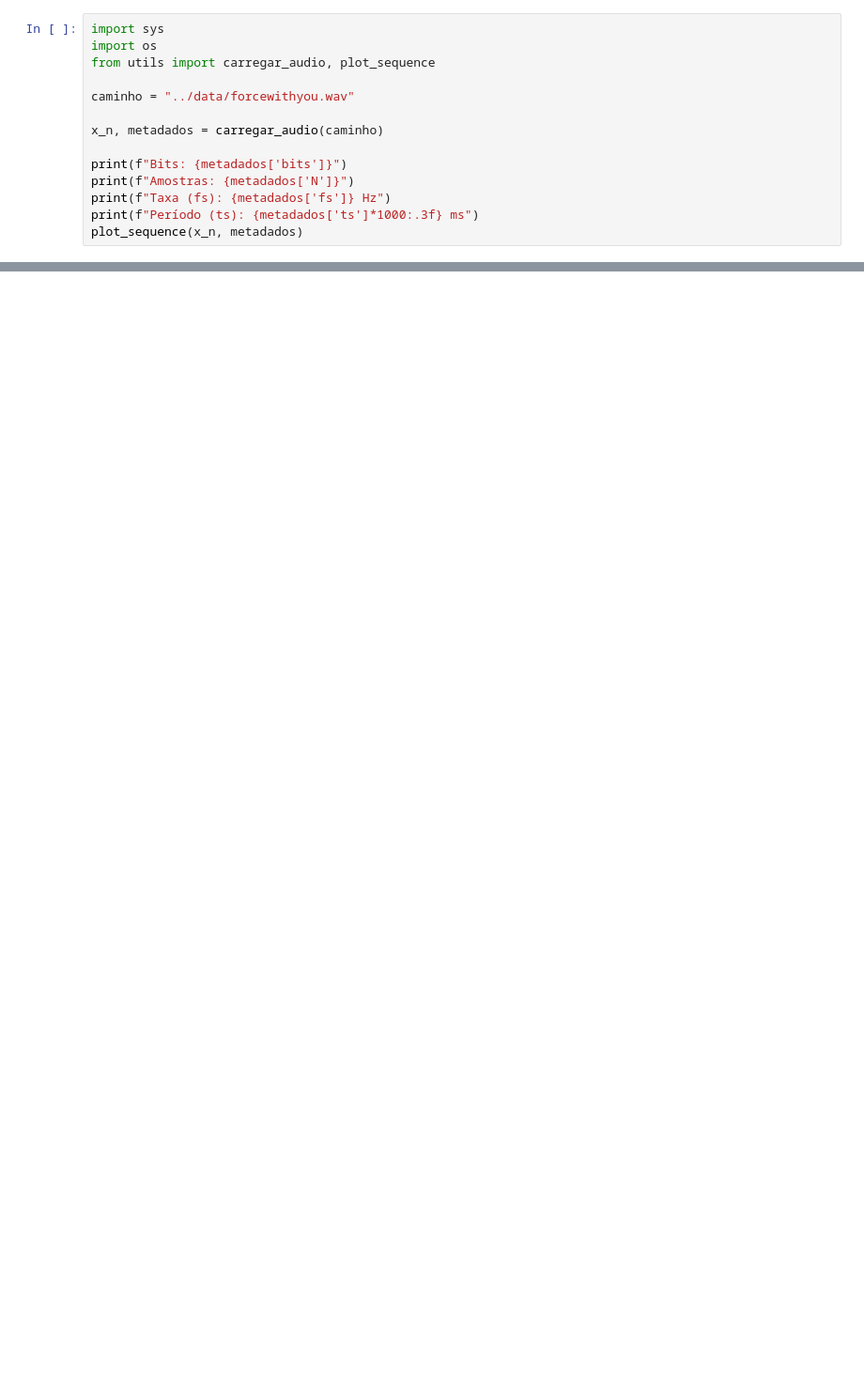
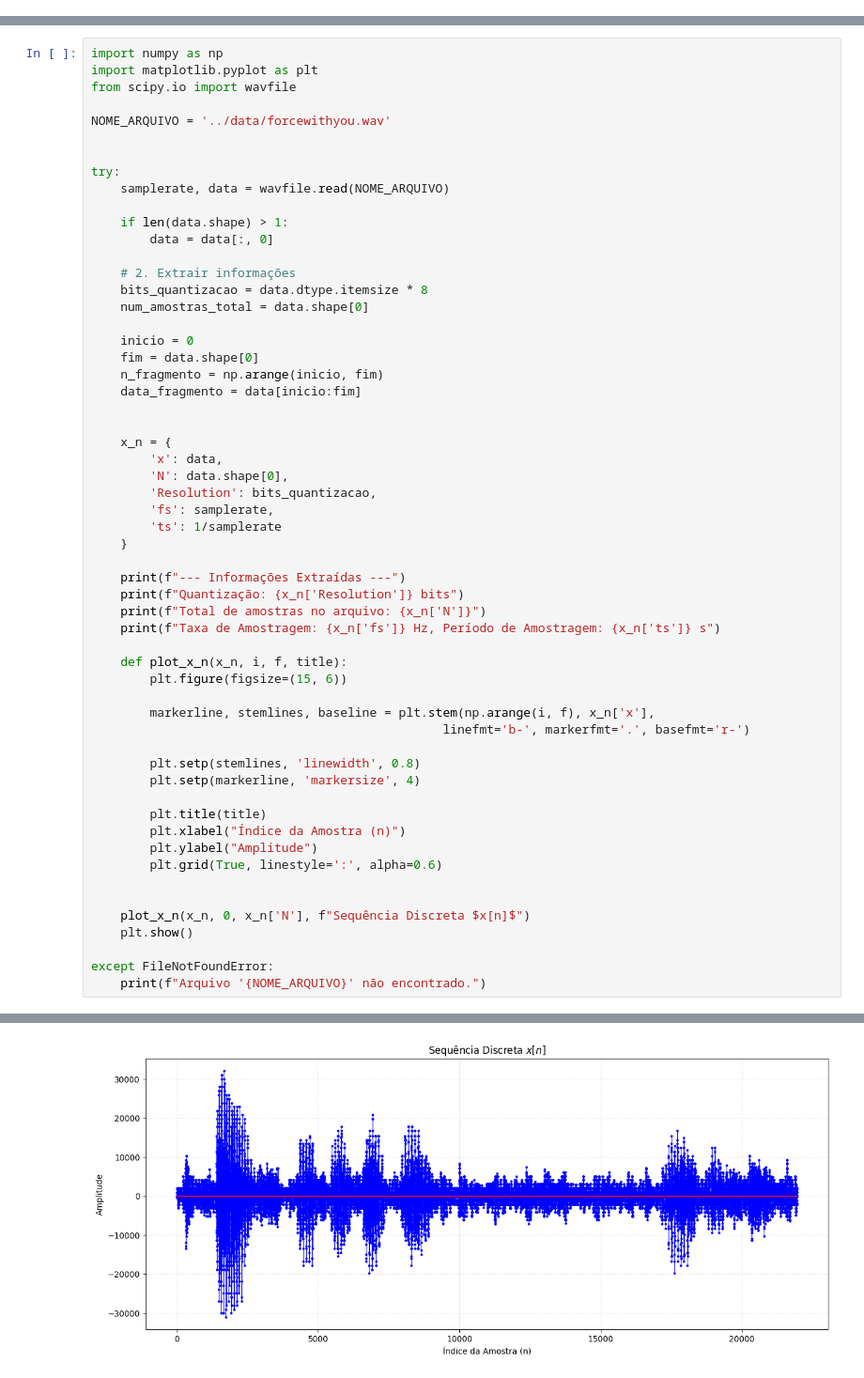
Before and after one commit to DaniDanyDani/CEL100-UFJF, a Jupyter notebook: src/Trabalho1.ipynb, the cells around one changed output, grey strips where cells are left out. Shown at 94% size. Cells and saved outputs as stored; diff of their text form; blank space fills up the shorter version.

Commit message:
feat: funções de leitura e salvar arquivos .wav, função de convolução linear entre duas sequências discretas, função de plot de sequência, resposta das questões 1 e 2 do trabalho 1 no relatório

```diff
--- a/src/Trabalho1.ipynb
+++ b/src/Trabalho1.ipynb
@@ -4,14 +0,0 @@
-# %%
-import sys
-import os
-from utils import carregar_audio, plot_sequence
-
-caminho = "../data/forcewithyou.wav"
-
-x_n, metadados = carregar_audio(caminho)
-
-print(f"Bits: {metadados['bits']}")
-print(f"Amostras: {metadados['N']}")
-print(f"Taxa (fs): {metadados['fs']} Hz")
-print(f"Período (ts): {metadados['ts']*1000:.3f} ms")
-plot_sequence(x_n, metadados)
@@ -23,0 +3,58 @@ Período (ts): 0.125 ms
+# %%
+import numpy as np
+import matplotlib.pyplot as plt
+from scipy.io import wavfile
+
+NOME_ARQUIVO = '../data/forcewithyou.wav'
+
+
+try:
+    samplerate, data = wavfile.read(NOME_ARQUIVO)
+
+    if len(data.shape) > 1:
+        data = data[:, 0]
+
+    # 2. Extrair informações
+    bits_quantizacao = data.dtype.itemsize * 8
+    num_amostras_total = data.shape[0]
+
+    inicio = 0
+    fim = data.shape[0]
+    n_fragmento = np.arange(inicio, fim)
+    data_fragmento = data[inicio:fim]
+
+
+    x_n = {
+        'x': data,
+        'N': data.shape[0],
+        'Resolution': bits_quantizacao,
+        'fs': samplerate,
+        'ts': 1/samplerate
+    }
+
+    print(f"--- Informações Extraídas ---")
+    print(f"Quantização: {x_n['Resolution']} bits")
+    print(f"Total de amostras no arquivo: {x_n['N']}")
+    print(f"Taxa de Amostragem: {x_n['fs']} Hz, Período de Amostragem: {x_n['ts']} s")
+
+    def plot_x_n(x_n, i, f, title):
+        plt.figure(figsize=(15, 6))
+
+        markerline, stemlines, baseline = plt.stem(np.arange(i, f), x_n['x'],
+                                                linefmt='b-', markerfmt='.', basefmt='r-')
+
+        plt.setp(stemlines, 'linewidth', 0.8)
+        plt.setp(markerline, 'markersize', 4)
+
+        plt.title(title)
+        plt.xlabel("Índice da Amostra (n)")
+        plt.ylabel("Amplitude")
+        plt.grid(True, linestyle=':', alpha=0.6)
+
+
+    plot_x_n(x_n, 0, x_n['N'], f"Sequência Discreta $x[n]$")
+    plt.show()
+
+except FileNotFoundError:
+    print(f"Arquivo '{NOME_ARQUIVO}' não encontrado.")
+# %% [output]
@@ -23,0 +65 @@ Período (ts): 0.125 ms
+[figure, added]
```
Also changed, not shown: parts of 13 cells of this notebook, 10 other files.
